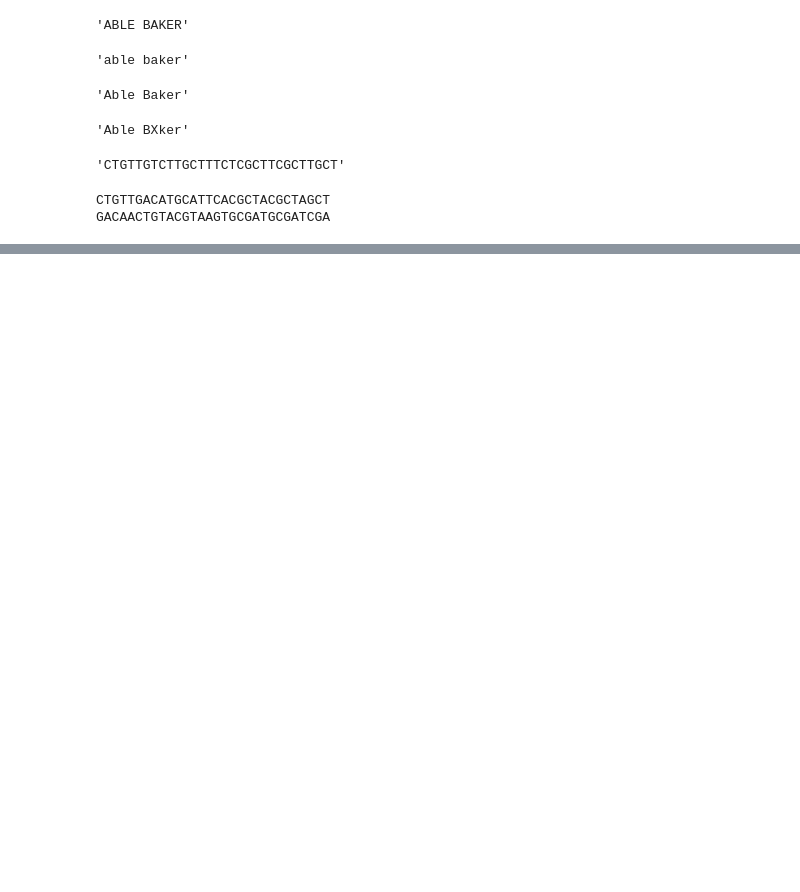
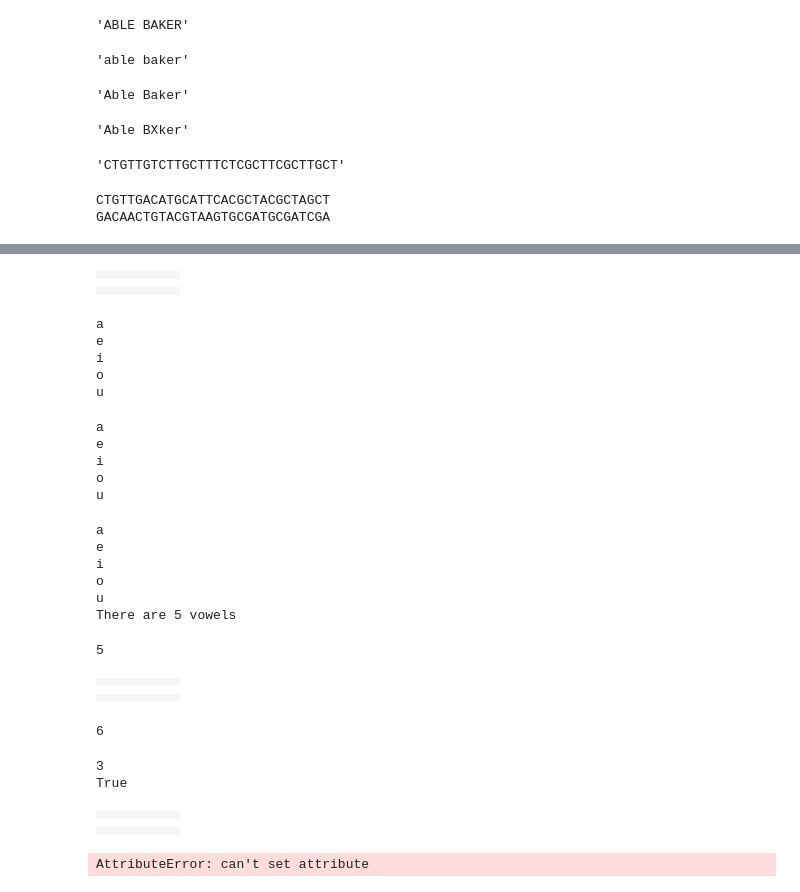
Before and after one commit to rmdickson/SWC_collab_UNB, a Jupyter notebook: Intro Python workbook.ipynb, the cells around one changed output, grey strips where cells are left out. Saved outputs shown, nothing was run; the diff lists cells and outputs as text; code cells hidden in the pictures; blank space fills up the shorter version.

```diff
--- a/Intro Python workbook.ipynb
+++ b/Intro Python workbook.ipynb
@@ -106,0 +156,76 @@ GACAACTGTACGTAAGTGCGATGCGATCGA
+# %%
+from ipythonblocks import ImageGrid
+grid = ImageGrid(6,3)
+grid.show()
+# %% [output]
+|  |  |  |  |  |  |
+|  |  |  |  |  |  |
+|  |  |  |  |  |  |
+# %%
+print 'a'
+print 'e'
+print 'i'
+print 'o'
+print 'u'
+# %% [output]
+a
+e
+i
+o
+u
+# %%
+for vowel in 'aeiou':
+    print vowel
+# %% [output]
+a
+e
+i
+o
+u
+# %%
+length = 0
+for vowel in 'aeiou':
+    print vowel
+    length = length + 1
+print 'There are',length,'vowels'
+# %% [output]
+a
+e
+i
+o
+u
+There are 5 vowels
+# %%
+print len('aeiou')
+# %% [output]
+5
+# %%
+from ipythonblocks import ImageGrid
+grid = ImageGrid(6,3)
+grid.show()
+# %% [output]
+|  |  |  |  |  |  |
+|  |  |  |  |  |  |
+|  |  |  |  |  |  |
+# %%
+print grid.width
+# %% [output]
+6
+# %%
+print grid.height
+print grid.lines_on
+# %% [output]
+3
+True
+# %%
+grid.lines_on = False
+grid.show()
+# %% [output]
+|  |  |  |  |  |  |
+|  |  |  |  |  |  |
+|  |  |  |  |  |  |
+# %%
+grid.width=12
+grid.show()
+# %% [output]
+AttributeError: can't set attribute
```
Also changed, not shown: parts of 21 cells of this notebook.
